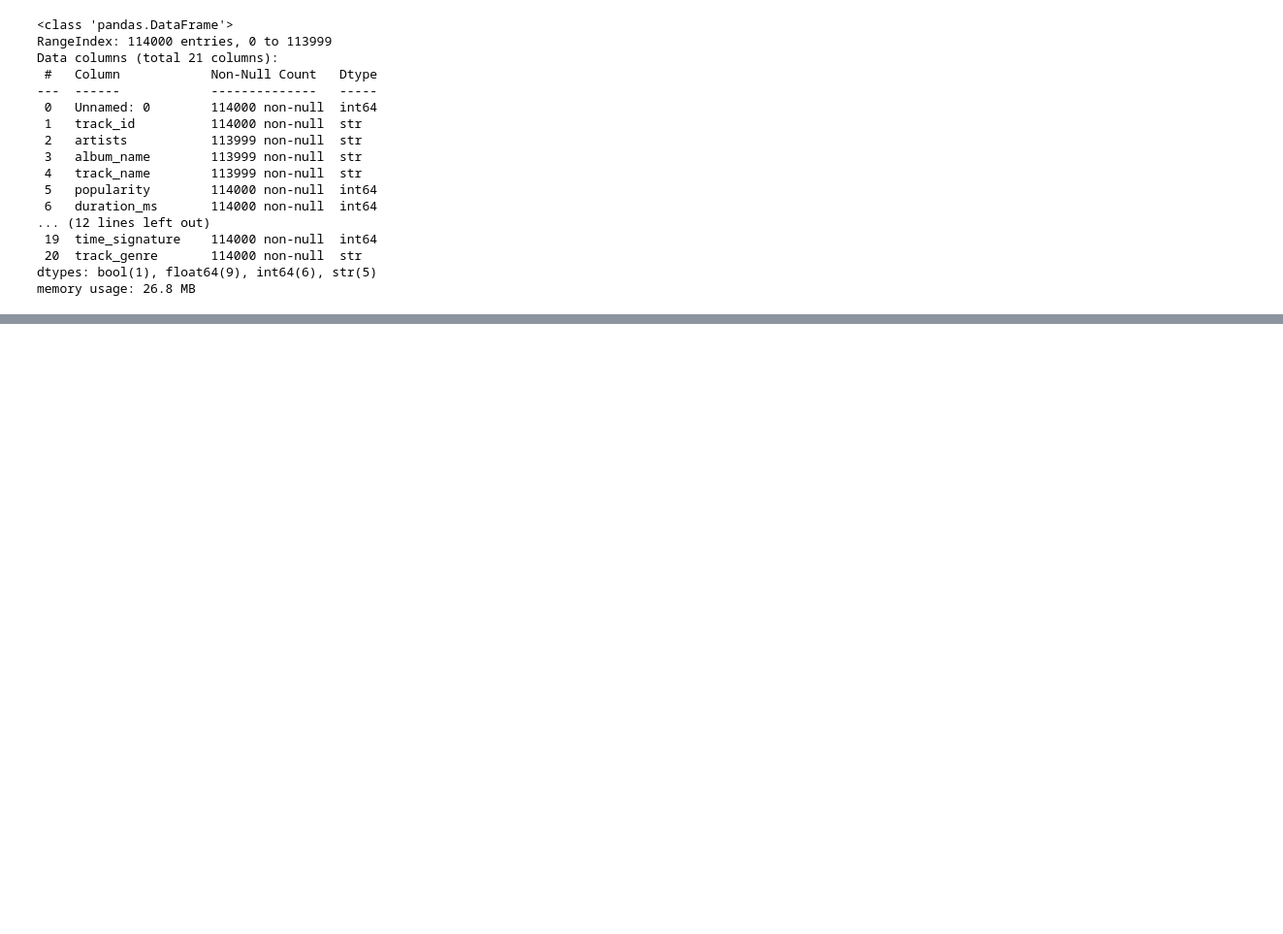
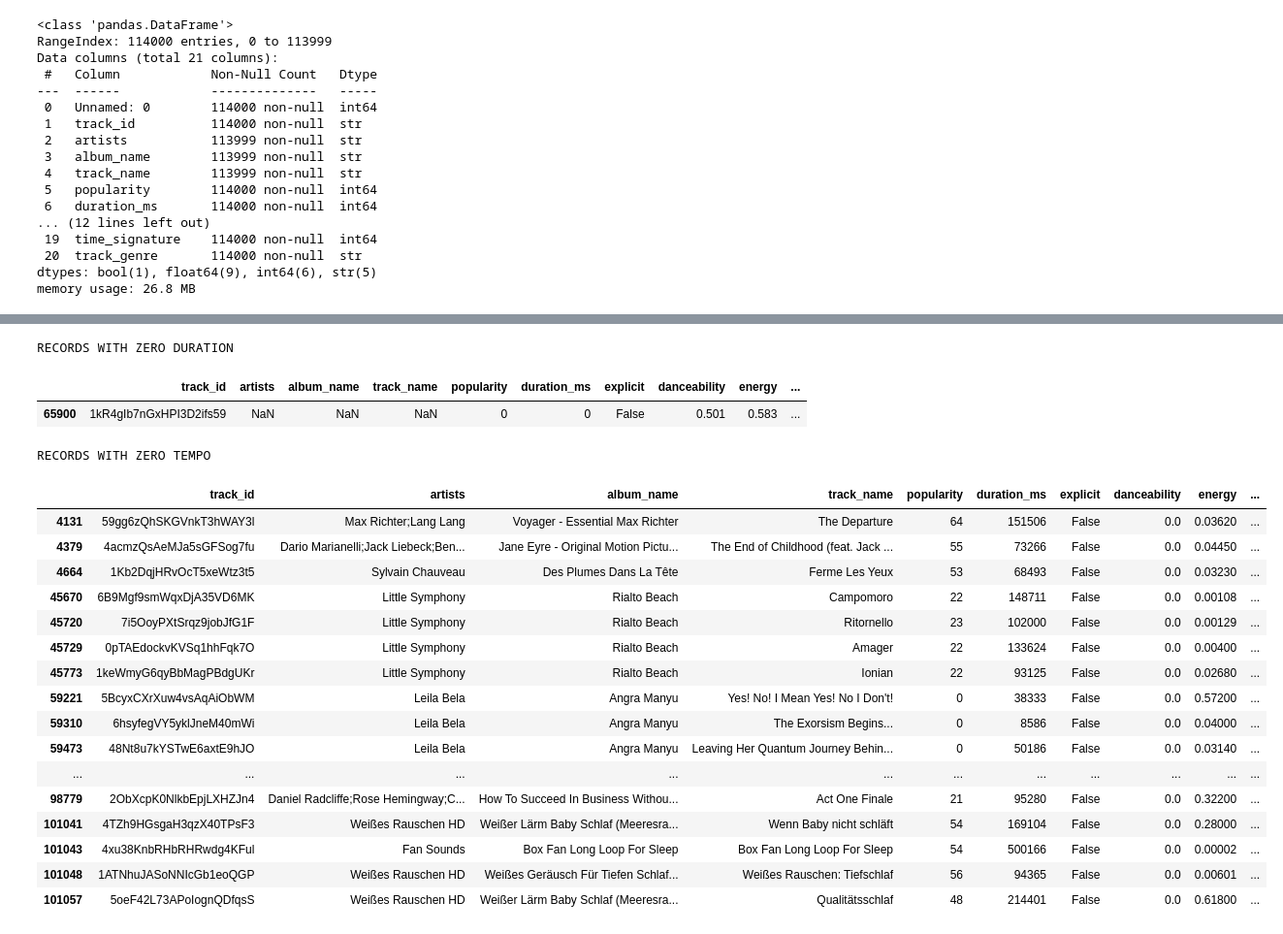
Before and after one commit to Denim951/big-data-project, a Jupyter notebook: notebooks/01_basic_python.ipynb, the cells around one changed output, grey strips where cells are left out. Shown at 97% size. Cells and saved outputs as stored; diff of their text form; code cells hidden in the pictures; blank space fills up the shorter version.

```diff
--- a/notebooks/01_basic_python.ipynb
+++ b/notebooks/01_basic_python.ipynb
@@ -68,0 +243,16 @@ memory usage: 26.8 MB
+# %%
+# Remove the redundant sequential index column
+df_clean = df.drop(columns=["Unnamed: 0"]).copy()
+
+# Verify cleaning
+print("Original dataset shape:", df.shape)
+print("Cleaned dataset shape:", df_clean.shape)
+
+print("\nRemaining missing values:")
+print(df_clean.isnull().sum())
+
+print("\nNumber of unique track IDs:",
+      df_clean["track_id"].nunique())
+
+print("Number of unique genres:",
+      df_clean["track_genre"].nunique())
@@ -68,0 +342,34 @@ memory usage: 26.8 MB
+# %%
+# Inspect the record with zero duration
+print("RECORDS WITH ZERO DURATION")
+display(
+    df_clean[df_clean["duration_ms"] == 0]
+)
+
+# Inspect records with zero tempo
+print("\nRECORDS WITH ZERO TEMPO")
+display(
+    df_clean[df_clean["tempo"] == 0].head(20)
+)
+# %% [output]
+RECORDS WITH ZERO DURATION
+|  | track_id | artists | album_name | track_name | popularity | duration_ms | explicit | danceability | energy | ... |
+| 65900 | 1kR4gIb7nGxHPI3D2ifs59 | NaN | NaN | NaN | 0 | 0 | False | 0.501 | 0.583 | ... |
+RECORDS WITH ZERO TEMPO
+|  | track_id | artists | album_name | track_name | popularity | duration_ms | explicit | danceability | energy | ... |
+| 4131 | 59gg6zQhSKGVnkT3hWAY3l | Max Richter;Lang Lang | Voyager - Essential Max Richter | The Departure | 64 | 151506 | False | 0.0 | 0.03620 | ... |
+| 4379 | 4acmzQsAeMJa5sGFSog7fu | Dario Marianelli;Jack Liebeck;Ben... | Jane Eyre - Original Motion Pictu... | The End of Childhood (feat. Jack ... | 55 | 73266 | False | 0.0 | 0.04450 | ... |
+| 4664 | 1Kb2DqjHRvOcT5xeWtz3t5 | Sylvain Chauveau | Des Plumes Dans La Tête | Ferme Les Yeux | 53 | 68493 | False | 0.0 | 0.03230 | ... |
+| 45670 | 6B9Mgf9smWqxDjA35VD6MK | Little Symphony | Rialto Beach | Campomoro | 22 | 148711 | False | 0.0 | 0.00108 | ... |
+| 45720 | 7i5OoyPXtSrqz9jobJfG1F | Little Symphony | Rialto Beach | Ritornello | 23 | 102000 | False | 0.0 | 0.00129 | ... |
+| 45729 | 0pTAEdockvKVSq1hhFqk7O | Little Symphony | Rialto Beach | Amager | 22 | 133624 | False | 0.0 | 0.00400 | ... |
+| 45773 | 1keWmyG6qyBbMagPBdgUKr | Little Symphony | Rialto Beach | Ionian | 22 | 93125 | False | 0.0 | 0.02680 | ... |
+| 59221 | 5BcyxCXrXuw4vsAqAiObWM | Leila Bela | Angra Manyu | Yes! No! I Mean Yes! No I Don't! | 0 | 38333 | False | 0.0 | 0.57200 | ... |
+| 59310 | 6hsyfegVY5yklJneM40mWi | Leila Bela | Angra Manyu | The Exorsism Begins... | 0 | 8586 | False | 0.0 | 0.04000 | ... |
+| 59473 | 48Nt8u7kYSTwE6axtE9hJO | Leila Bela | Angra Manyu | Leaving Her Quantum Journey Behin... | 0 | 50186 | False | 0.0 | 0.03140 | ... |
+| ... | ... | ... | ... | ... | ... | ... | ... | ... | ... | ... |
+| 98779 | 2ObXcpK0NlkbEpjLXHZJn4 | Daniel Radcliffe;Rose Hemingway;C... | How To Succeed In Business Withou... | Act One Finale | 21 | 95280 | False | 0.0 | 0.32200 | ... |
+| 101041 | 4TZh9HGsgaH3qzX40TPsF3 | Weißes Rauschen HD | Weißer Lärm Baby Schlaf (Meeresra... | Wenn Baby nicht schläft | 54 | 169104 | False | 0.0 | 0.28000 | ... |
+| 101043 | 4xu38KnbRHbRHRwdg4KFul | Fan Sounds | Box Fan Long Loop For Sleep | Box Fan Long Loop For Sleep | 54 | 500166 | False | 0.0 | 0.00002 | ... |
+| 101048 | 1ATNhuJASoNNIcGb1eoQGP | Weißes Rauschen HD | Weißes Geräusch Für Tiefen Schlaf... | Weißes Rauschen: Tiefschlaf | 56 | 94365 | False | 0.0 | 0.00601 | ... |
+| 101057 | 5oeF42L73APoIognQDfqsS | Weißes Rauschen HD | Weißer Lärm Baby Schlaf (Meeresra... | Qualitätsschlaf | 48 | 214401 | False | 0.0 | 0.61800 | ... |
```
Also changed, not shown: parts of 33 cells of this notebook, 1 other file.
